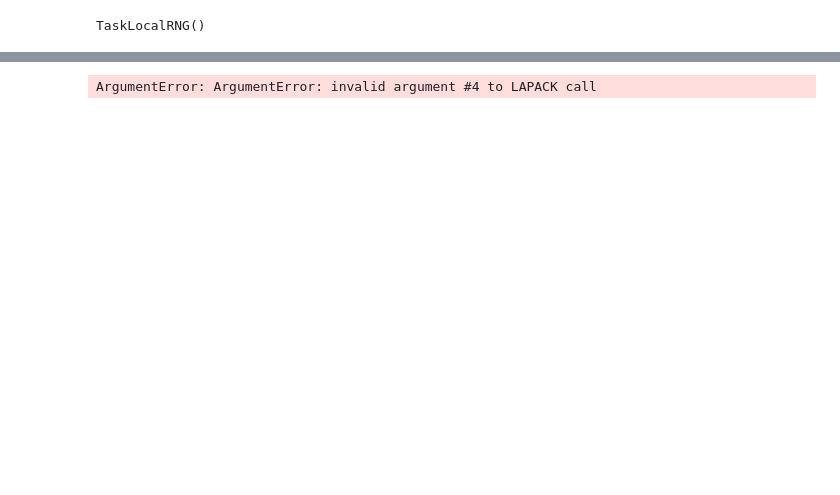
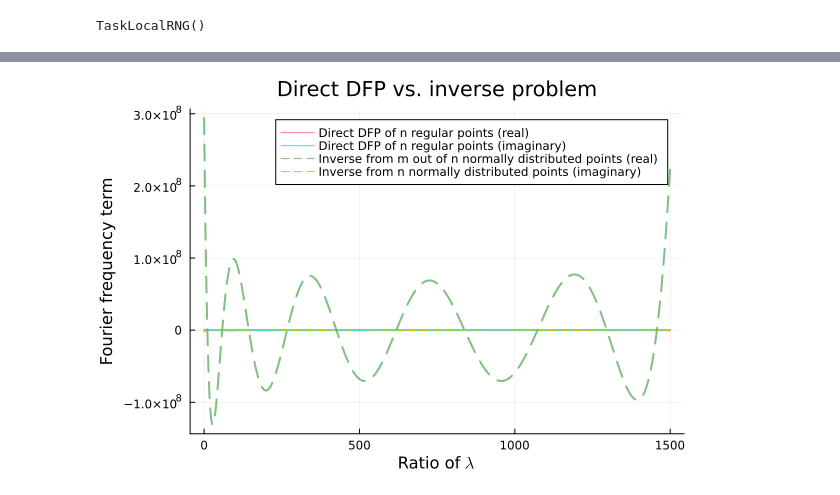
Before and after one commit to GBelemBarbosa/Mestrado, a Jupyter notebook: ITT/ITT_cs_julia.ipynb, the cells around one changed output, grey strips where cells are left out. Saved outputs shown, nothing was run; the diff lists cells and outputs as text; code cells hidden in the pictures; blank space fills up the shorter version.

```diff
--- a/ITT/ITT_cs_julia.ipynb
+++ b/ITT/ITT_cs_julia.ipynb
@@ -99,10 +94,10 @@ plot!(title="n normally distributed samples and m sub-samples", xlabel="Optical
 # %%
-spectrum_n=iDFT_n\interferogram_n
+spectrumₙ = iDFTₙ\interferogramₙ
 
-print(norm(real.(spectrum_n), Inf), size(iDFT_n))
-
-plot(hz_range, real.(smooth_spectrum), color=:red, label="Direct DFP of n regular points")
-plot!(hz_range, real.(spectrum_n), color=:green, label="Inverse from n normally distributed points")
+plot(hz_range, real.(smooth_spectrum), color=:red, lw =2, alpha = .5 , label="Direct DFP of n regular points (real)")
+plot!(hz_range, imag.(smooth_spectrum), color=:cyan, label="Direct DFP of n regular points (imaginary)")
+plot!(hz_range, real.(spectrumₙ), color=:green, lw =2, alpha = .5, linestyle=:dash, label="Inverse from m out of n normally distributed points (real)")
+plot!(hz_range, imag.(spectrumₙ), color=:yellow3, linestyle=:dash, label="Inverse from n normally distributed points (imaginary)")
 plot!(title="Direct DFP vs. inverse problem", xlabel="Ratio of "*L"\lambda", ylabel="Fourier frequency term")
 # %% [output]
-ArgumentError: ArgumentError: invalid argument #4 to LAPACK call
+[figure, added]
```
Also changed, not shown: parts of 7 cells of this notebook, 38 other files.
